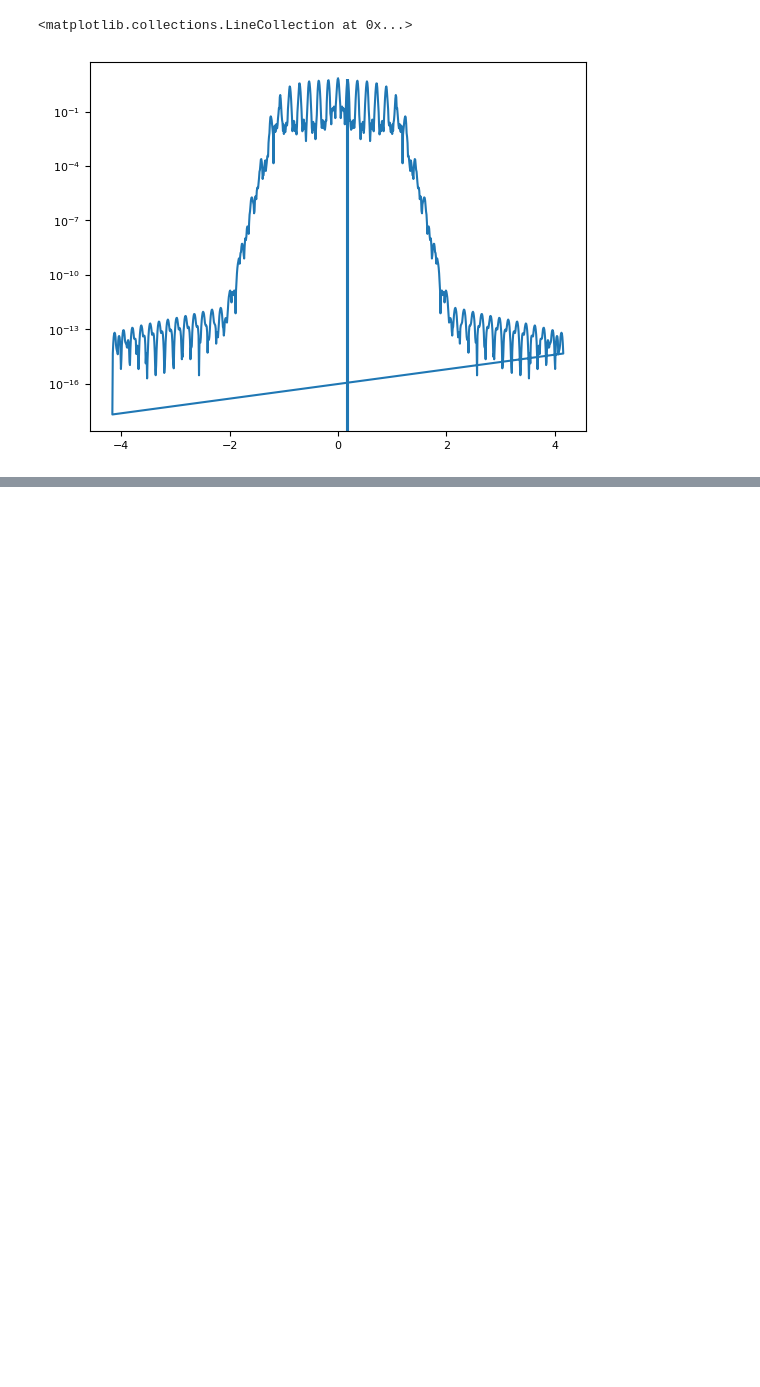
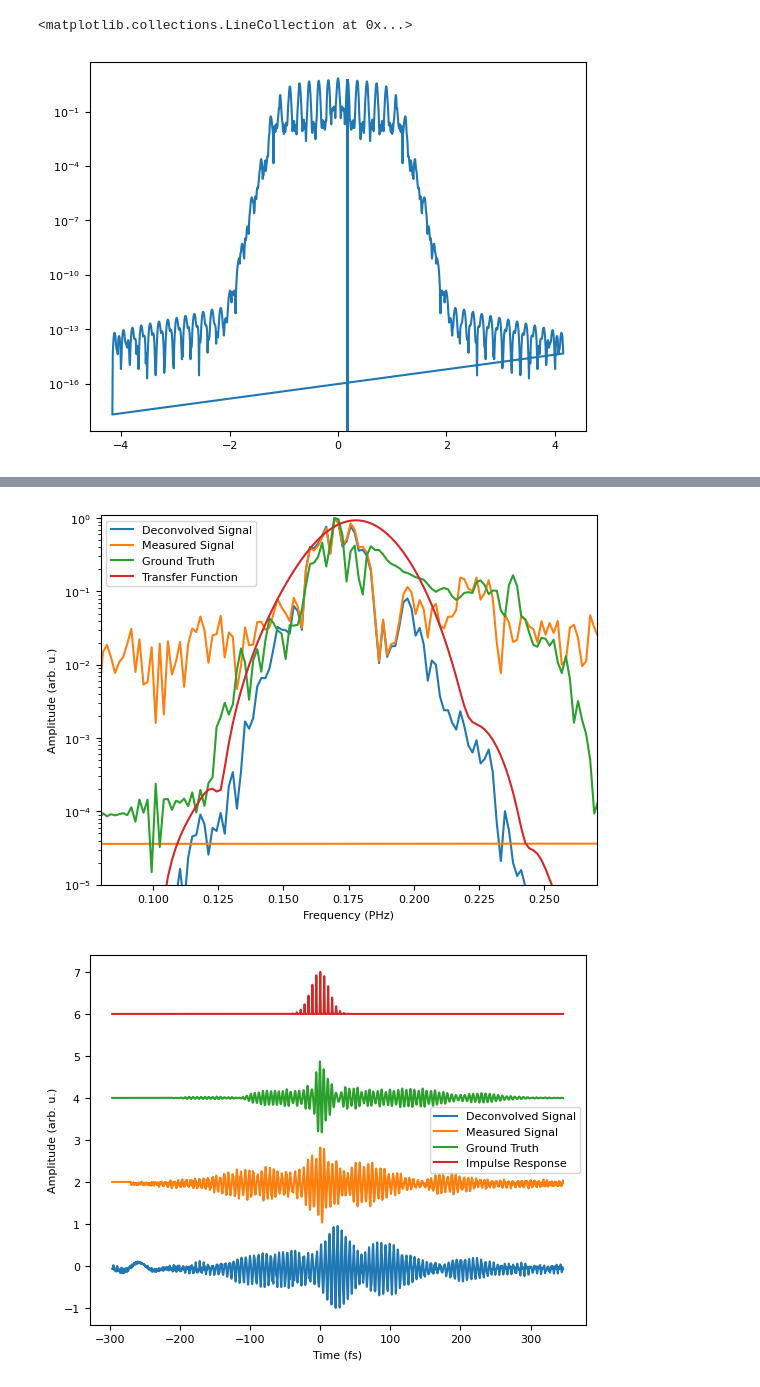
Before and after one commit to ritzkowsky42/SupercontinuumSamplingSimulation, a Jupyter notebook: DeconvolveArtificial.ipynb, the cells around one changed output, grey strips where cells are left out. Saved outputs shown, nothing was run; the diff lists cells and outputs as text; code cells hidden in the pictures; blank space fills up the shorter version.

```diff
--- a/DeconvolveArtificial.ipynb
+++ b/DeconvolveArtificial.ipynb
@@ -246,0 +337,35 @@ plt.show()
+# %%
+# deconvolution of the measured signal
+
+deconv = (np.conj(spectrumConv)/(np.abs(spectrumConv)**2 + np.abs(Noise)**2)) * spectrumGate
+
+plt.semilogy(freq,np.abs(deconv)/np.max(np.abs(deconv)),label='Deconvolved Signal')
+plt.semilogy(freq,np.abs(spectrumGate)/np.max(np.abs(spectrumGate)),label='Measured Signal')
+plt.semilogy(freq,np.abs(spectrumSignal)/np.max(np.abs(spectrumSignal)),label='Ground Truth')
+plt.semilogy(freq,np.abs(spectrumConv)/np.max(np.abs(spectrumConv)),label='Transfer Function')
+plt.xlim(0.08,0.27)
+plt.ylim(1e-5,1.1)
+plt.xlabel('Frequency (PHz)')
+plt.ylabel('Amplitude (arb. u.)')
+plt.legend()
+plt.title("Frequency Domain - Deconvolution")
+
+plt.show()
+
+
+# calculate the time domain signal
+deconvSignal = np.fft.ifftshift(np.fft.ifft(deconv))
+
+plt.plot(tPump,deconvSignal/np.max(np.abs(deconvSignal)),label='Deconvolved Signal')
+plt.plot(tPump,LongGate + 2,label='Measured Signal')
+plt.plot(tPump,signalFunction + 4,label='Ground Truth')
+plt.plot(tPump,convFunction + 6,label='Impulse Response')
+plt.xlabel('Time (fs)')
+plt.ylabel('Amplitude (arb. u.)')
+plt.title("Time Domain - Deconvolution")
+
+plt.legend()
+plt.show()
+# %% [output]
+[figure, added]
+[figure, added]
```
Also changed, not shown: parts of 5 cells of this notebook, 6 other files.
